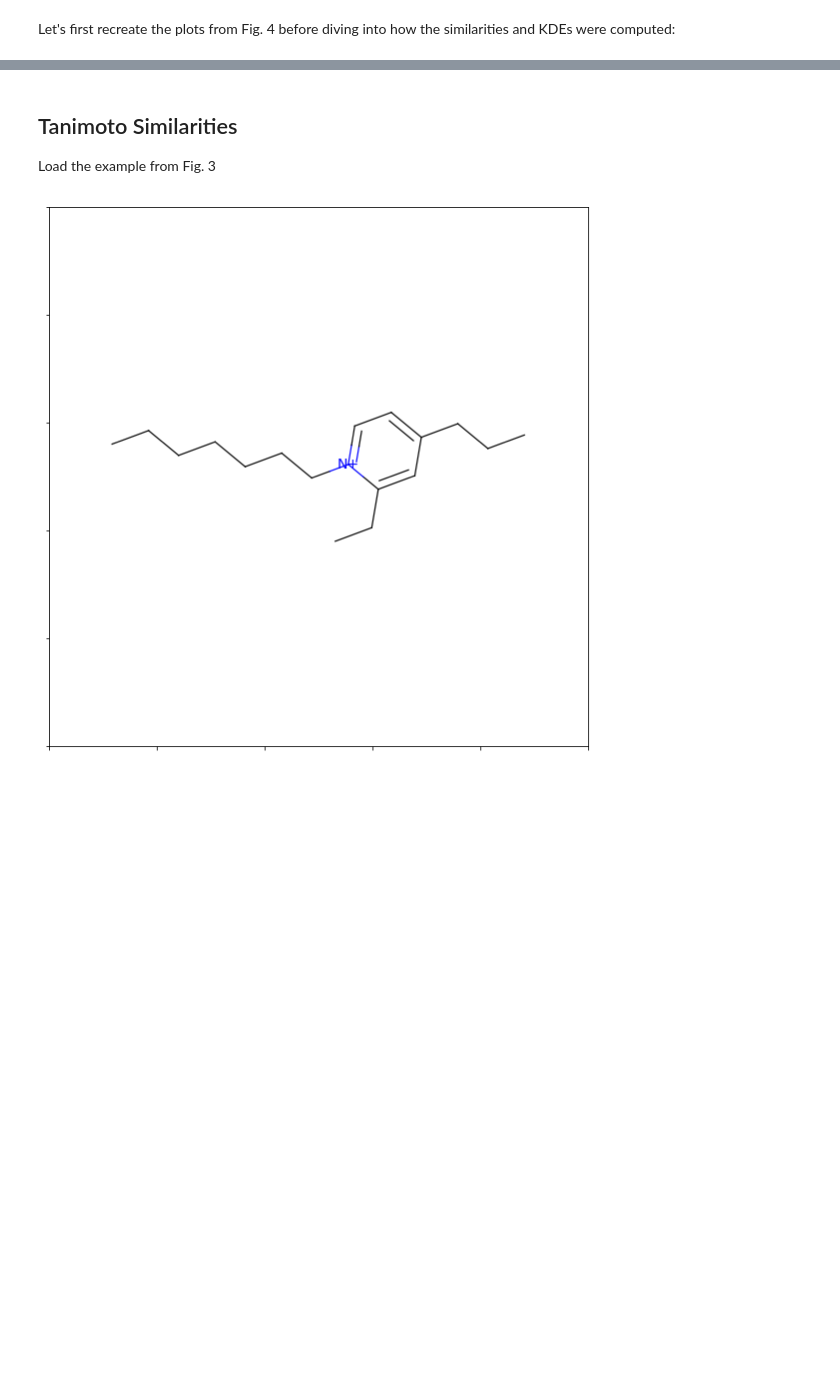
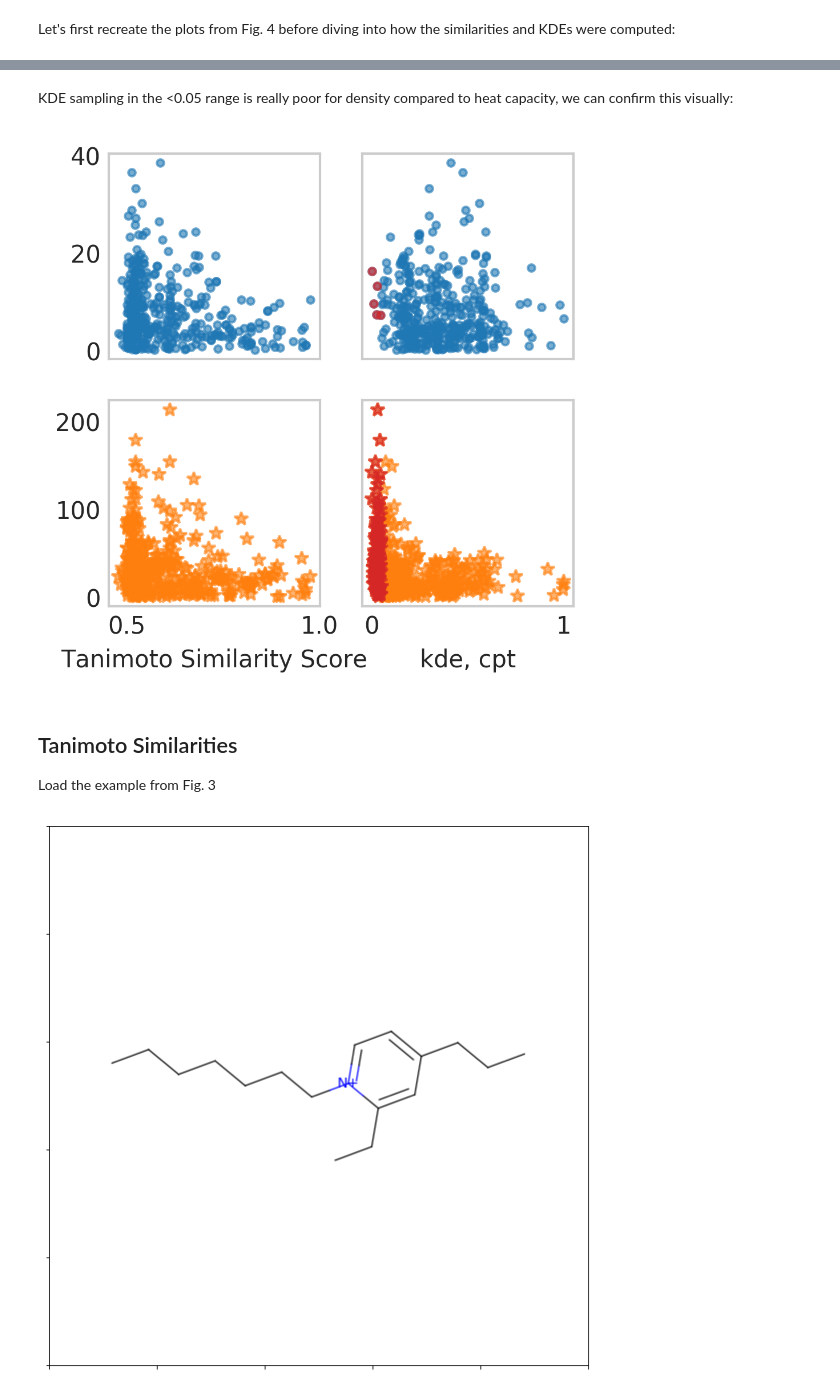
Before and after one commit to wesleybeckner/adaptive_learning_salts, a Jupyter notebook: notebooks/5_ald_error_source.ipynb, the cells around one changed output, grey strips where cells are left out. Saved outputs shown, nothing was run; the diff lists cells and outputs as text; code cells hidden in the pictures; blank space fills up the shorter version.

```diff
--- a/notebooks/5_ald_error_source.ipynb
+++ b/notebooks/5_ald_error_source.ipynb
@@ -104,3 +113,35 @@ with plt.style.context('seaborn-whitegrid'):
+# %% [markdown]
+KDE sampling in the <0.05 range is really poor for density compared to heat capacity, we can confirm this visually:
+# %%
+instance = mms(copy=False)
+with plt.style.context('seaborn-whitegrid'):
+    fig=plt.figure(figsize=(3.5,3.5), dpi=300)
+    ax1=fig.add_subplot(221)
+    ax2=fig.add_subplot(222)
+    ax3=fig.add_subplot(223)
+    ax4=fig.add_subplot(224)
+
+    dff = df.loc[df['Tanimoto Similarity Score'] > 0.45] #outlier ~0.4
+    dff.plot(ax=ax1, x='Tanimoto Similarity Score', y='% error, density',
+            style='.', alpha=0.6, c='tab:blue', grid=False, sharey=True,
+            sharex=True, legend=False)
+    dff.plot(ax=ax3, x='Tanimoto Similarity Score', y='% error, cpt',
+            style='*', alpha=0.6, c='tab:orange', grid=False, legend=False)
+
+    df['kde, density'] = instance.fit_transform(df['kde, density'])
+    df['kde, cpt'] = instance.fit_transform(df['kde, cpt'])
+    dff.plot(ax=ax2, x='kde, density', y='% error, density',
+            style='.', alpha=0.6, c='tab:blue', grid=False, sharey=True,
+            sharex=False, legend=False)
+    dff.plot(ax=ax4, x='kde, cpt', y='% error, cpt',
+             style='*', alpha=0.6, c='tab:orange', grid=False, legend=False)
+    dff.loc[dff['kde, density'] < 0.05].plot(ax=ax2, x='kde, density', y='% error, density',
+            style='.', alpha=0.6, c='tab:red', grid=False, sharey=True,
+            sharex=False, legend=False)
+    dff.loc[dff['kde, cpt'] < 0.05].plot(ax=ax4, x='kde, cpt', y='% error, cpt',
+            style='*', alpha=0.6, c='tab:red', grid=False, legend=False)
+# %% [output]
+[figure, added]
 # %% [markdown]
 ## Tanimoto Similarities
 
```
Also changed, not shown: parts of 4 cells of this notebook, 2 other files.
